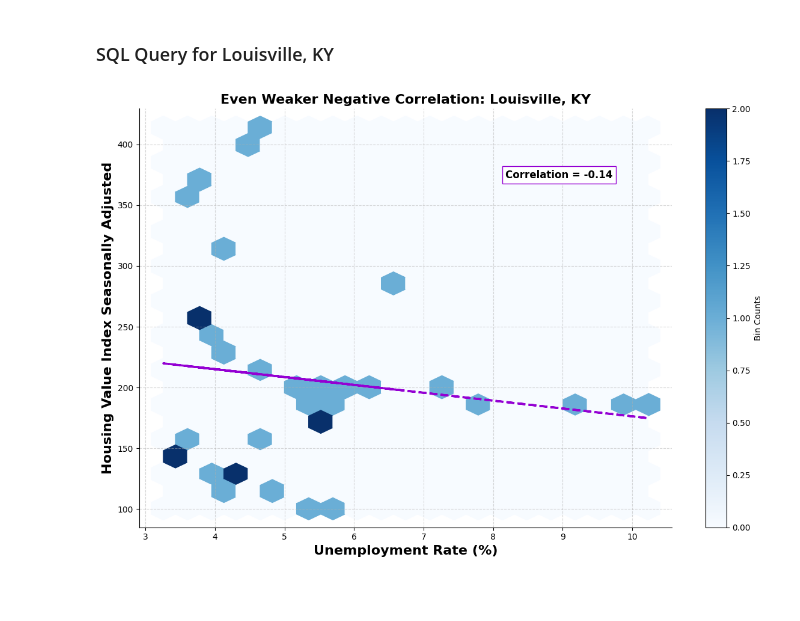
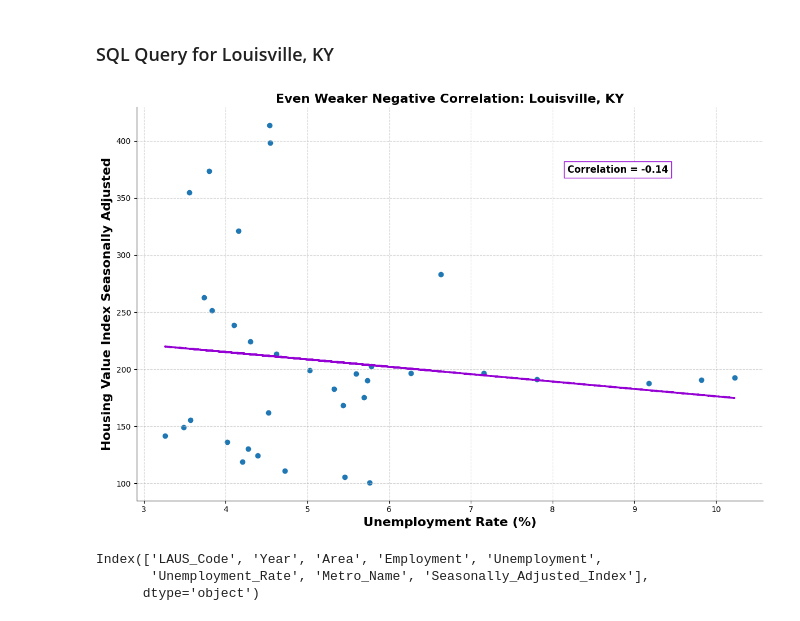
Before and after one commit to denglish-w/the-correlation-between-housing-value-and-unemployment-in-the-united-states, a Jupyter notebook: presentation.ipynb, the cells around one changed output. Cells and saved outputs as stored; diff of their text form; code cells hidden in the pictures; blank space fills up the shorter version.

```diff
--- a/presentation.ipynb
+++ b/presentation.ipynb
@@ -116,31 +117,37 @@ louisville_metro_area = pd.read_sql(louisville_metro_area_query, conn)
 # %%
 x = louisville_metro_area['Unemployment_Rate']
 y = louisville_metro_area['Housing_value_Seasonally_Adjusted_Index']
 
 correlation = x.corr(y).round(2)
 slope, intercept = np.polyfit(x, y, 1)
 y_fit = (slope * x) + intercept
 
 fig, ax = plt.subplots(figsize=(12,8))
 ax.spines["top"].set_visible(False)
 ax.spines["right"].set_visible(False)
 ax.set_xlabel("Unemployment Rate (%)", fontweight='bold', fontsize=16)
 ax.set_ylabel("Housing Value Index Seasonally Adjusted",fontweight='bold', fontsize=16)
 ax.set_title("Even Weaker Negative Correlation: Louisville, KY", fontweight='bold', fontsize=16)
 ax.grid(True, linestyle='--', alpha=0.5)
 ax.plot(x, y_fit, color="darkviolet", linewidth=2.5, linestyle="--")
 ax.text(
     x.max() * 0.80,
     y.max() * 0.90,
     f'Correlation = {correlation}',
     fontweight="bold",
     fontsize=12,
     bbox={'facecolor': 'white', 'edgecolor': 'darkviolet'}
     )
 
-hb = ax.hexbin(x,y,gridsize=20, cmap='Blues')
-fig.colorbar(hb, ax=ax, label='Bin Counts')
+sc = ax.scatter(x,y)
+
 plt.tight_layout()
 plt.show()
 # %% [output]
-[figure, old version]
+[figure, new version]
+# %%
+combined_tables_result.columns
+# %% [output]
+Index(['LAUS_Code', 'Year', 'Area', 'Employment', 'Unemployment',
+       'Unemployment_Rate', 'Metro_Name', 'Seasonally_Adjusted_Index'],
+      dtype='object')
```
Also changed, not shown: parts of 5 cells of this notebook, 3 other files.
